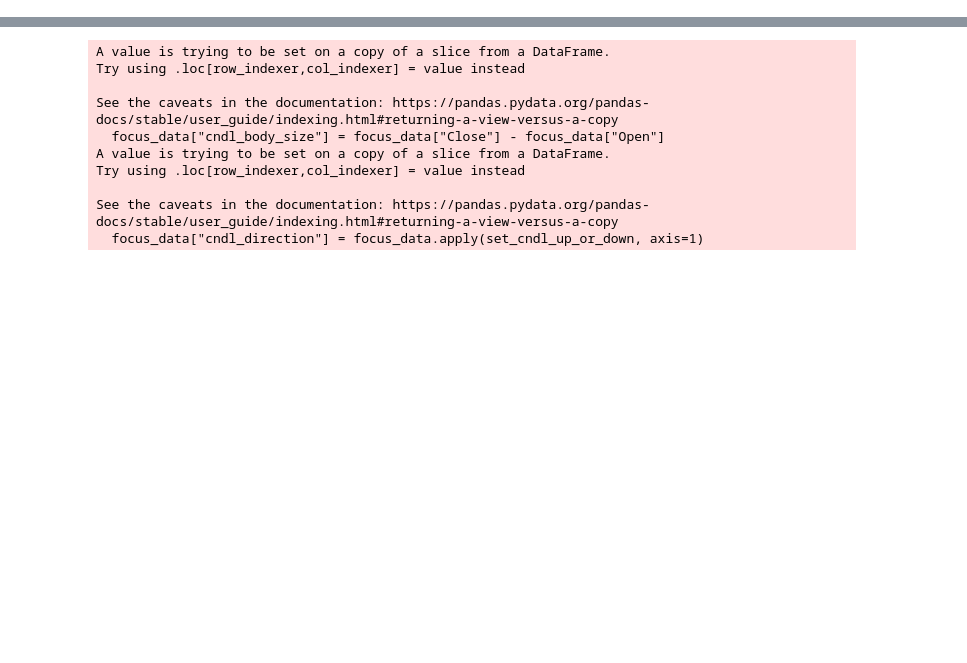
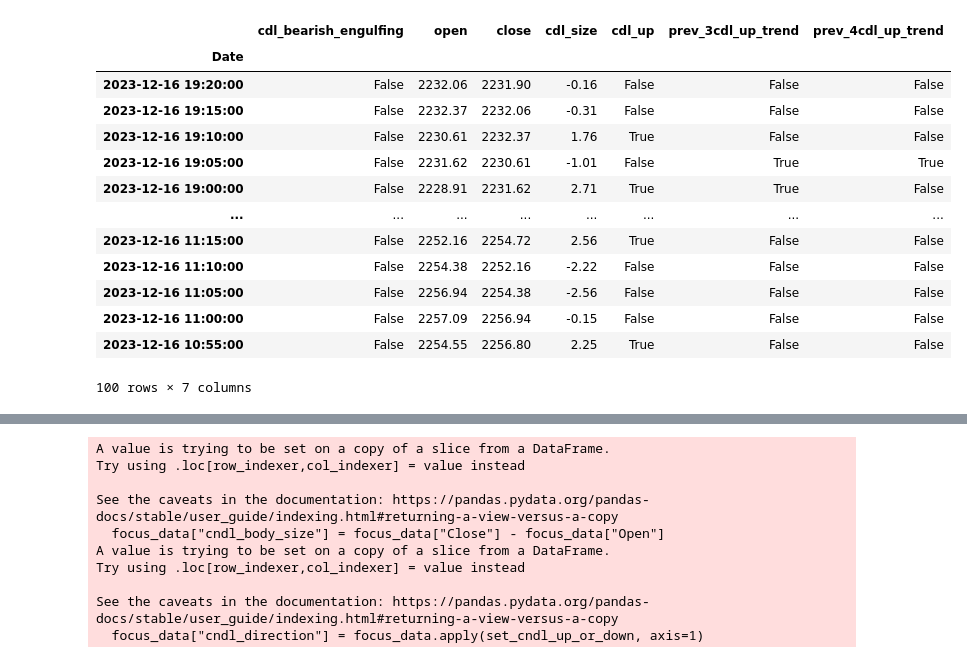
Before and after one commit to michaelmottdigital/trading-bots-mt5, a Jupyter notebook: analysis.ipynb, the cells around one changed output, grey strips where cells are left out. Drawn from its saved outputs; the diff is of its cells as text; code cells hidden in the pictures; blank space fills up the shorter version.

```diff
--- a/analysis.ipynb
+++ b/analysis.ipynb
@@ -58,0 +58,2 @@ mpf.plot(chart_data, type="candle", figscale=2.0)
+# %%
+data = data.between_time('10:15', '12:55')
@@ -58,0 +91,43 @@ mpf.plot(chart_data, type="candle", figscale=2.0)
+# %%
+# bearish engulfing pattern
+data["prev_3cdl_up_trend"] = np.where(
+                            (data.shift(-1)["cdl_up"]) &
+                            (data.shift(-2)["cdl_up"]) &
+                            (data.shift(-3)["cdl_up"]),
+                         True, False
+                         )
+
+data["prev_4cdl_up_trend"] = np.where(
+                            (data.shift(-1)["cdl_up"]) &
+                            (data.shift(-2)["cdl_up"]) &
+                            (data.shift(-3)["cdl_up"]) &
+                            (data.shift(-4)["cdl_up"]),
+                         True, False
+                         )
+
+# change to bearish
+data["cdl_bearish_engulfing"] = np.where( (data["close"] <= data.shift(-1)["open"]) &
+                                             (data["open"] >= data.shift(-1)["close"]) &
+                                             ((data["cdl_up"] == False) & (data.shift(-1)["cdl_up"] == True)) &
+                                             (data["prev_4cdl_up_trend"]),
+                                         True, False
+                                        )
+# %%
+result = data[["cdl_bearish_engulfing", "open", "close", "cdl_size", "cdl_up", "prev_3cdl_up_trend",  "prev_4cdl_up_trend"]]
+
+result
+# %% [output]
+|  | cdl_bearish_engulfing | open | close | cdl_size | cdl_up | prev_3cdl_up_trend | prev_4cdl_up_trend |
+| Date |  |  |  |  |  |  |  |
+| 2023-12-16 19:20:00 | False | 2232.06 | 2231.90 | -0.16 | False | False | False |
+| 2023-12-16 19:15:00 | False | 2232.37 | 2232.06 | -0.31 | False | False | False |
+| 2023-12-16 19:10:00 | False | 2230.61 | 2232.37 | 1.76 | True | False | False |
+| 2023-12-16 19:05:00 | False | 2231.62 | 2230.61 | -1.01 | False | True | True |
+| 2023-12-16 19:00:00 | False | 2228.91 | 2231.62 | 2.71 | True | True | False |
+| ... | ... | ... | ... | ... | ... | ... | ... |
+| 2023-12-16 11:15:00 | False | 2252.16 | 2254.72 | 2.56 | True | False | False |
+| 2023-12-16 11:10:00 | False | 2254.38 | 2252.16 | -2.22 | False | False | False |
+| 2023-12-16 11:05:00 | False | 2256.94 | 2254.38 | -2.56 | False | False | False |
+| 2023-12-16 11:00:00 | False | 2257.09 | 2256.94 | -0.15 | False | False | False |
+| 2023-12-16 10:55:00 | False | 2254.55 | 2256.80 | 2.25 | True | False | False |
+100 rows × 7 columns
```
Also changed, not shown: parts of 12 cells of this notebook, 3 other files.
